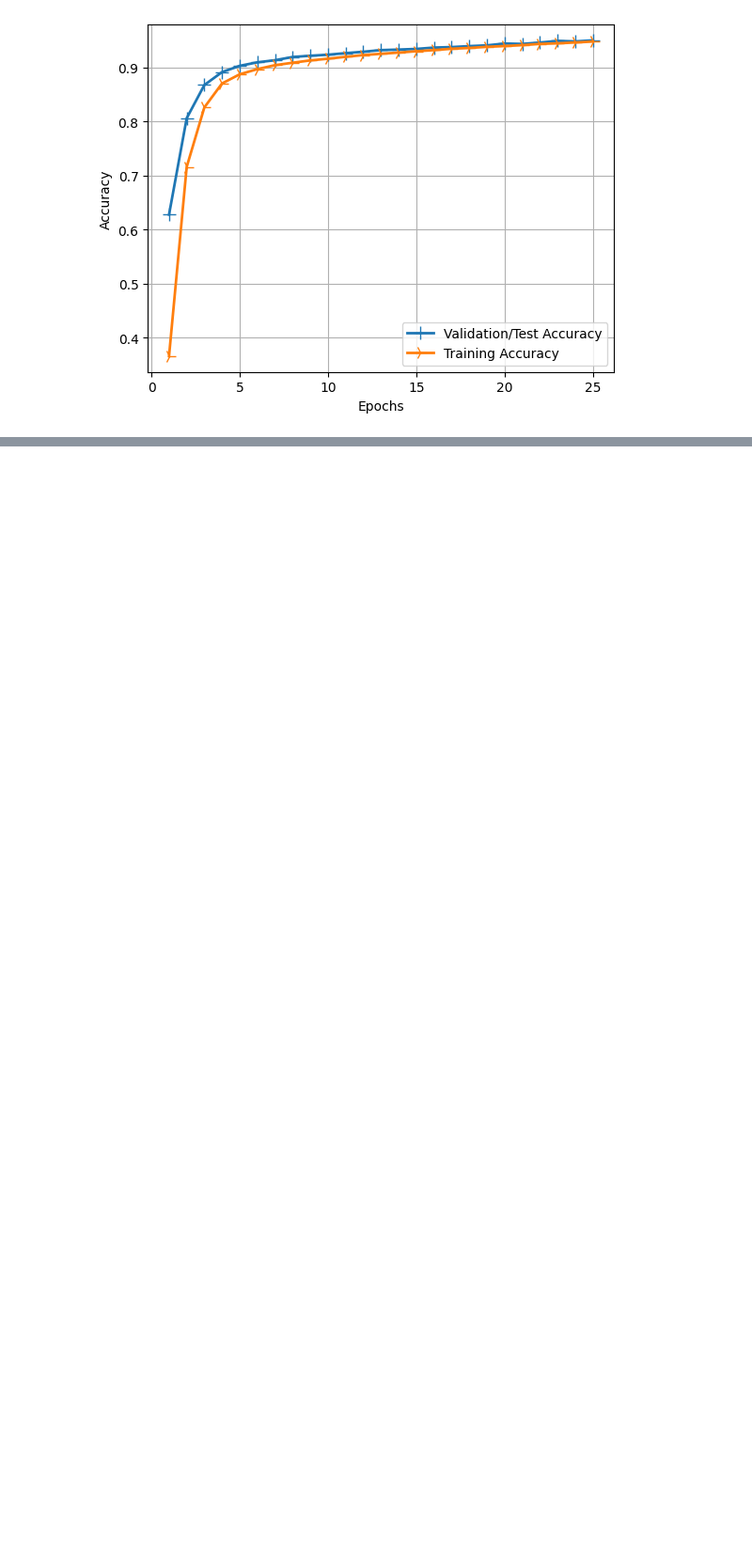
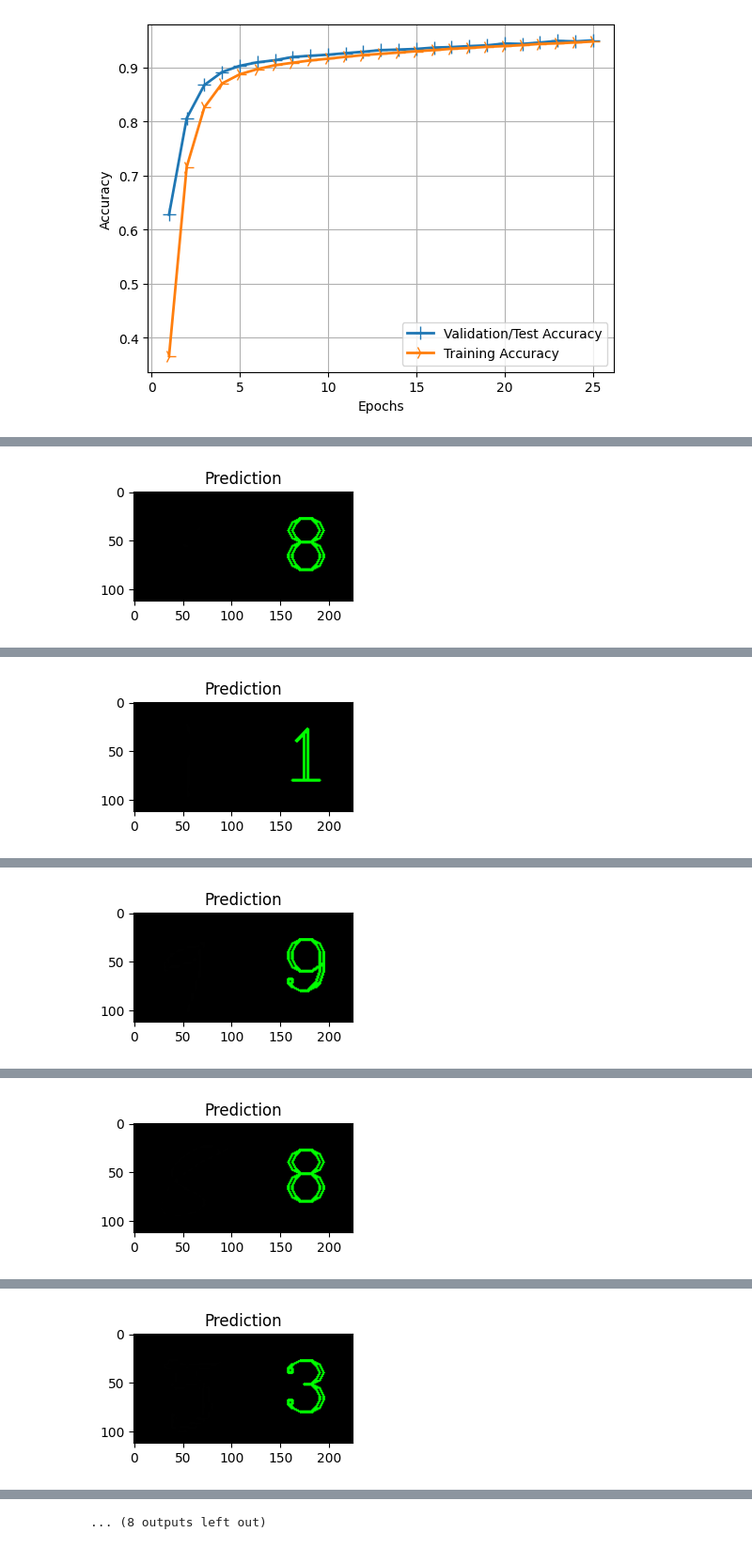
Before and after one commit to alexmacharia/deep_learning_projects, a Jupyter notebook: 2_Keras_MNIST.ipynb, the cells around one changed output, grey strips where cells are left out. Shown at 94% size. Cells and saved outputs as stored; diff of their text form; code cells hidden in the pictures; blank space fills up the shorter version.

```diff
--- a/2_Keras_MNIST.ipynb
+++ b/2_Keras_MNIST.ipynb
@@ -223,0 +227,29 @@ plt.show()
+# %%
+# Load Model
+from tensorflow.keras.models import load_model
+
+model_loaded = load_model('mnist_cnn_25_Epochs.h5')
+# %%
+def draw_test(name, pred, input_im):
+  # create black background
+  BLACK = [0,0,0]
+  # Expand original image to the right
+  expanded_image = cv2.copyMakeBorder(input_im, 0, 0, 0, imageL.shape[0], cv2.BORDER_CONSTANT, value=BLACK)
+  # Convert grayscale image to color
+  expanded_image = cv2.cvtColor(expanded_image, cv2.COLOR_GRAY2BGR)
+  # Put test of predictions
+  cv2.putText(expanded_image, str(pred), (150, 80), cv2.FONT_HERSHEY_COMPLEX_SMALL, 4, (0,255,0), 2)
+  imshow(name, expanded_image)
+
+
+for i in range(0, 10):
+  rand = np.random.randint(0, len(x_test))
+  input_im = x_test[rand]
+
+  imageL = cv2.resize(input_im, None, fx=4, fy=4, interpolation=cv2.INTER_CUBIC)
+  input_im = input_im.reshape(1,28,28,1)
+
+  res = str(np.argmax(model_loaded.predict(input_im), axis=-1)[0])
+
+  draw_test("Prediction", res, np.uint8(imageL))
+# %% [output]
@@ -223,0 +257 @@ plt.show()
+[figure, added]
@@ -223,0 +259 @@ plt.show()
+[figure, added]
@@ -223,0 +261 @@ plt.show()
+[figure, added]
@@ -223,0 +263 @@ plt.show()
+[figure, added]
@@ -223,0 +265 @@ plt.show()
+[figure, added]
@@ -223,0 +268 @@ plt.show()
+... (8 outputs left out)
```
Also changed, not shown: parts of 2 cells of this notebook.
